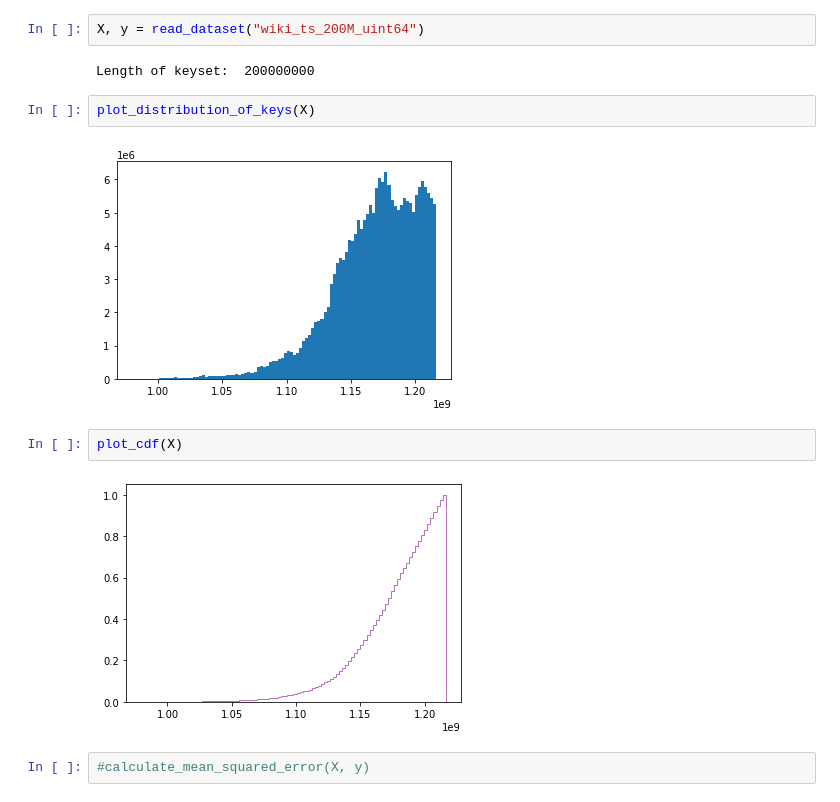
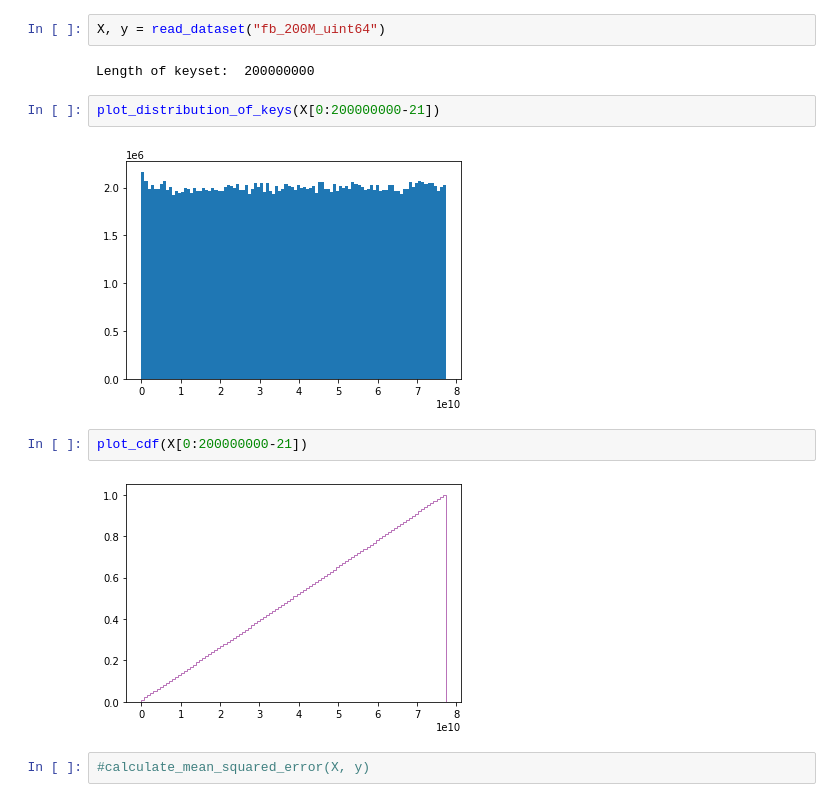
Before and after one commit to Bachfischer/adversarial-ml-for-learned-indexes, a Jupyter notebook: src/downsample_benchmark_datasets.ipynb, the cells around one changed output. Cells and saved outputs as stored; diff of their text form.

```diff
--- a/src/downsample_benchmark_datasets.ipynb
+++ b/src/downsample_benchmark_datasets.ipynb
@@ -76,15 +82,15 @@ def read_dataset(dataset_filename : str):
 # %%
-X, y = read_dataset("wiki_ts_200M_uint64")
+X, y = read_dataset("fb_200M_uint64")
 # %% [output]
 Length of keyset:  200000000
 # %%
-plot_distribution_of_keys(X)
+plot_distribution_of_keys(X[0:200000000-21])
 # %% [output]
-[figure, old version]
+[figure, new version]
 # %%
-plot_cdf(X)
+plot_cdf(X[0:200000000-21])
 # %% [output]
-[figure, old version]
+[figure, new version]
 # %%
 #calculate_mean_squared_error(X, y)
 # %%
```
Also changed, not shown: parts of 7 cells of this notebook, 2 other files.
